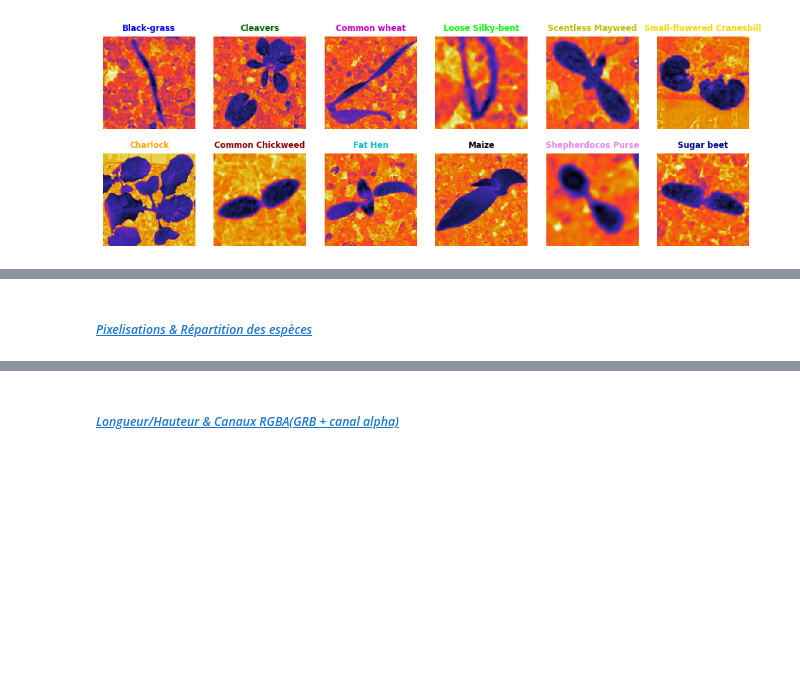
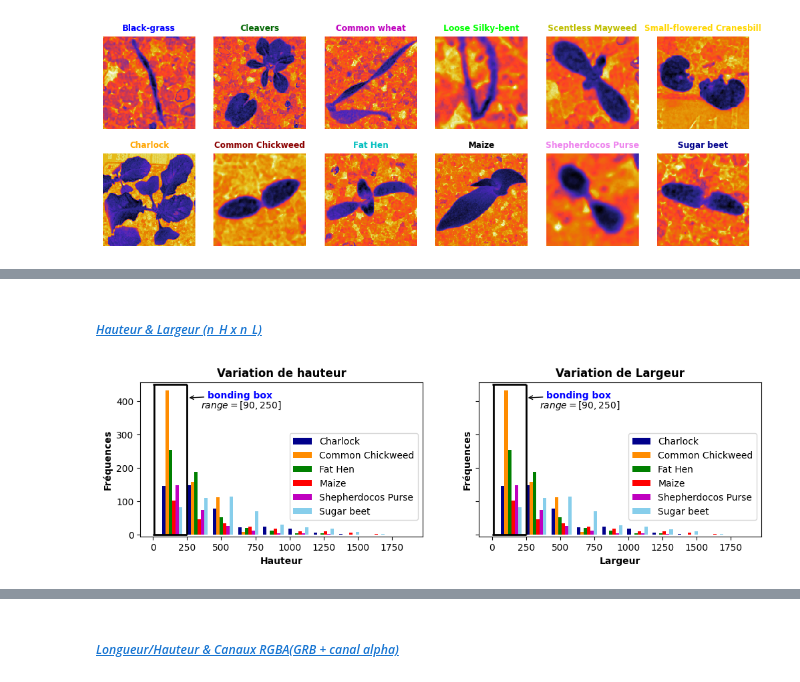
Before and after one commit to Haszb/Plant_Seedlings_ds_Project, a Jupyter notebook: main.ipynb, the cells around one changed output, grey strips where cells are left out. Cells and saved outputs as stored; diff of their text form; code cells hidden in the pictures; blank space fills up the shorter version.

```diff
--- a/main.ipynb
+++ b/main.ipynb
@@ -129,2 +131,0 @@ for s in ['images', 'X']:
-# %% [markdown]
-##### *[Pixelisations & Répartition des espèces]()*
@@ -132,0 +132,50 @@ for s in ['images', 'X']:
+# %%
+# Indices associés à chaque espèces de plantes
+id_sel      = [1, 3, 5, 7, 9, 11] # [0, 2, 4, 6, 8, 10]#
+# Sous legendes
+sub_lengend = [legend[q] for q in id_sel]
+# Sous coleurs
+# random.sample(python_colors, k=len(id_sel))
+sub_colors  = ["darkblue", 'darkorange', 'green', 'red', 'm', 'skyblue']
+# %% [markdown]
+
+##### *[Hauteur & Largeur (n_H x n_L)]()*
+# %%
+
+# Hauteurs (n_H)
+Hauteus     = [data['height'][i] for i in id_sel]
+# Largeurs (n_L)
+Largeurs    = [data['width'][i] for i in id_sel]
+# Concatenation
+X           = [Hauteus, Largeurs]
+# titles
+titles      = ["Variation de hauteur", "Variation de Largeur"]
+# xlabels
+xlabel      = ['Hauteur', "Largeur"]
+# ylabels
+ylabel      = ["Fréquences", "Fréquences"]
+# figsize
+figsize     = (12, 3)
+# bonding box coordinates
+coord   : dict = {"x" : [[10, 250], [10, 250]],
+                        "y" : [[0, 450], [0, 450]], "xmin":[0, 0], "ymin":[0, 0],
+                        "xmax" : [250, 250], "ymax" :  [450, 450]}
+
+axes        = hist_hist_plot(
+    X           = X,
+    legend      = sub_lengend,
+    title       = titles,
+    xlabel      = xlabel,
+    ylabel      = ylabel,
+    colors      = sub_colors,
+    figsize     = figsize,
+    bonding_box = True,
+    annot       = True,
+    text        = True,
+    coord       = coord,
+    y_lim       = [-5, 457]
+    )
+
+plt.show()
+# %% [output]
+[figure, added]
```
Also changed, not shown: parts of 15 cells of this notebook, 3 other files.
